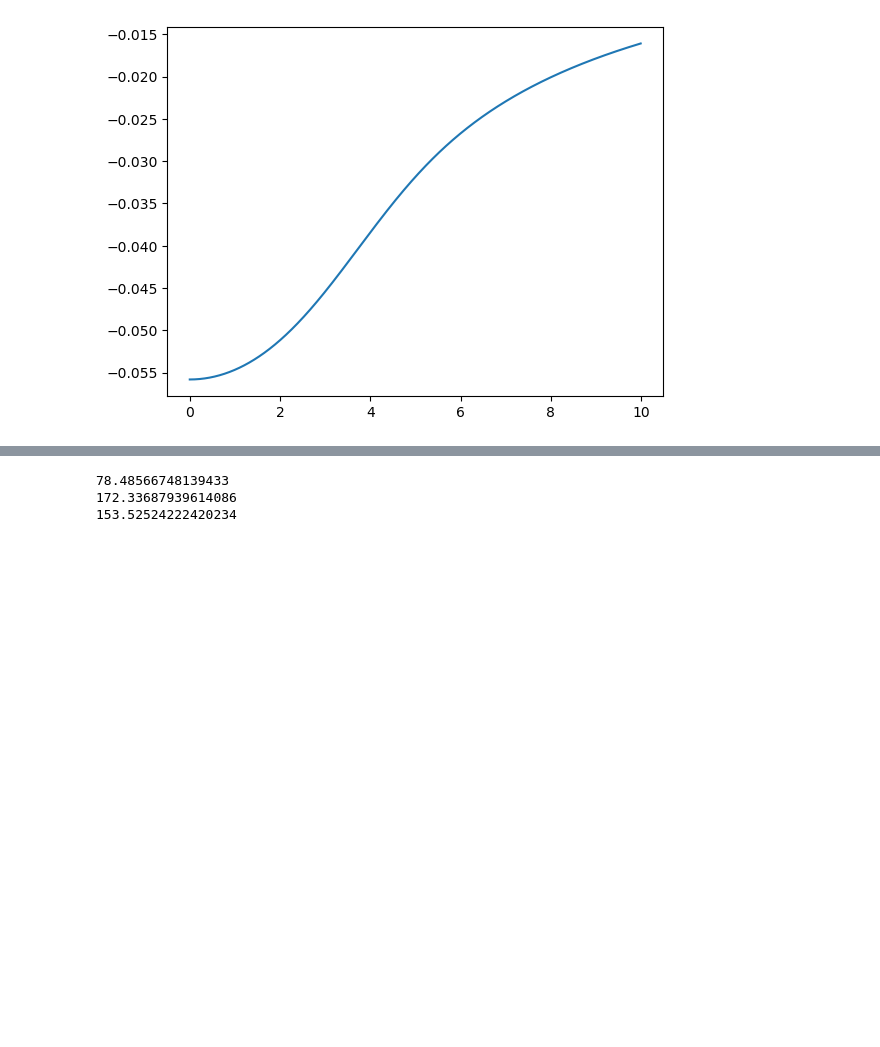
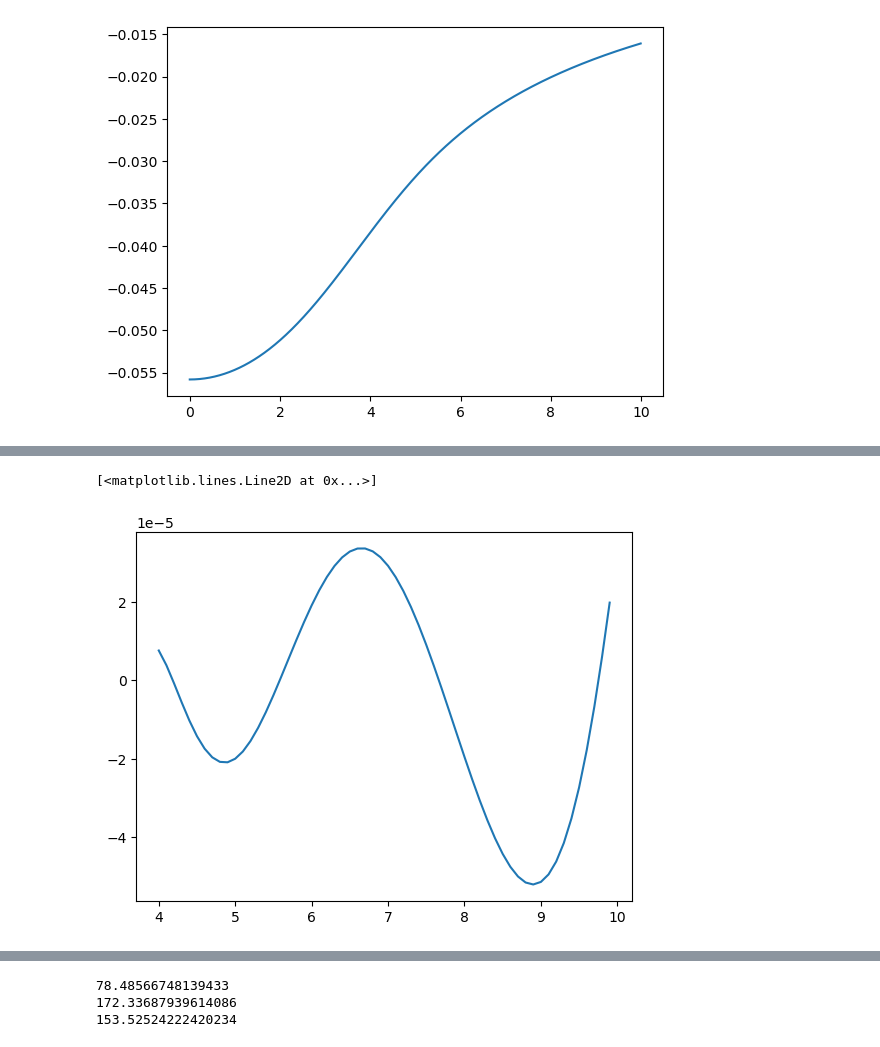
Before and after one commit to Partynumbers42/phasr, a Jupyter notebook: Example.ipynb, the cells around one changed output, grey strips where cells are left out. Saved outputs shown, nothing was run; the diff lists cells and outputs as text; code cells hidden in the pictures; blank space fills up the shorter version.

```diff
--- a/Example.ipynb
+++ b/Example.ipynb
@@ -713,0 +702,5 @@ plt.plot(theta_deg,A_PV2)
+# %%
+plt.plot(theta_deg,(A_PV2-A_PV1)/(A_PV2+A_PV1))
+# %% [output]
+[<matplotlib.lines.Line2D at 0x...>]
+[figure, added]
```
Also changed, not shown: parts of 19 cells of this notebook, 3 other files.
